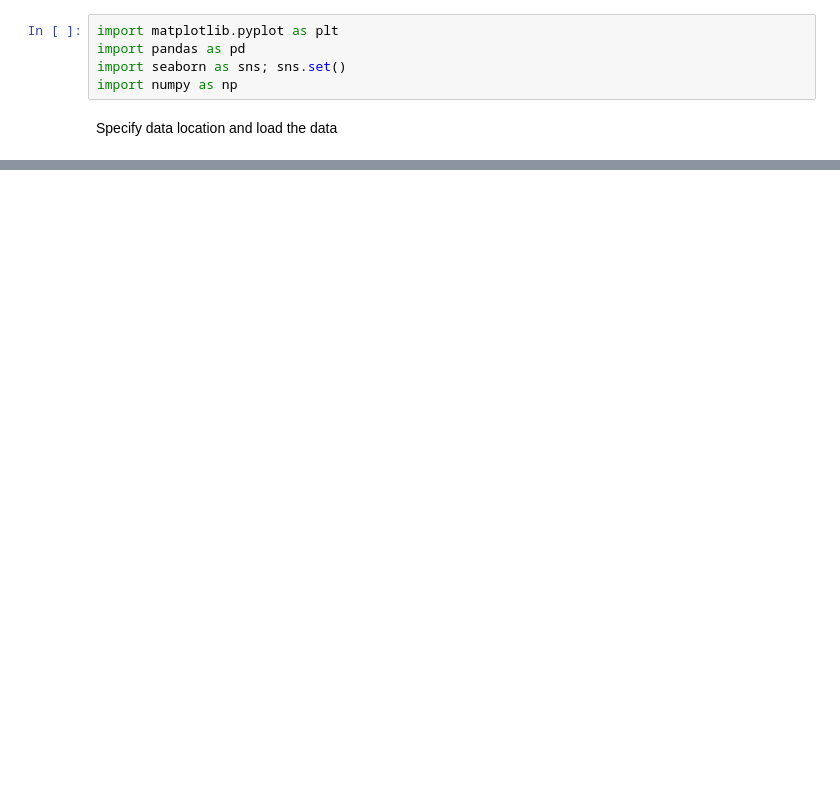
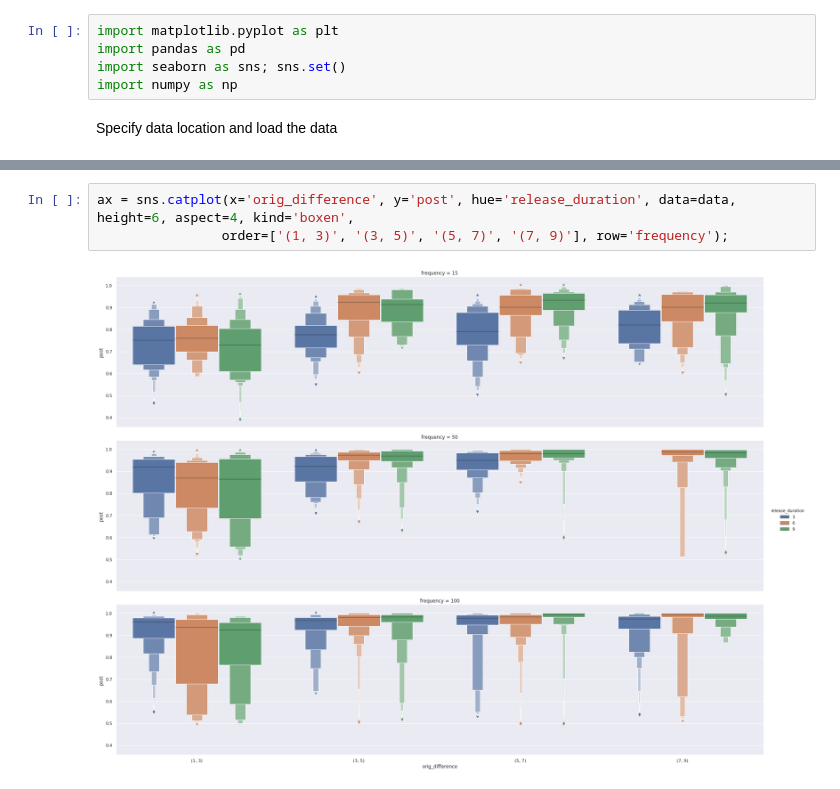
Before and after one commit to ronimb/temporal-coding, a Jupyter notebook: analysis/report_template.ipynb, the cells around one changed output, grey strips where cells are left out. Cells and saved outputs as stored; diff of their text form; blank space fills up the shorter version.

```diff
--- a/analysis/report_template.ipynb
+++ b/analysis/report_template.ipynb
@@ -22,0 +32,5 @@ ValueError: No axis named set_size for object type <class 'pandas.core.frame.Dat
+# %%
+ax = sns.catplot(x='orig_difference', y='post', hue='release_duration', data=data, height=6, aspect=4, kind='boxen',
+                order=['(1, 3)', '(3, 5)', '(5, 7)', '(7, 9)'], row='frequency');
+# %% [output]
+[figure, added]
```
Also changed, not shown: parts of 5 cells of this notebook, 11 other files.
